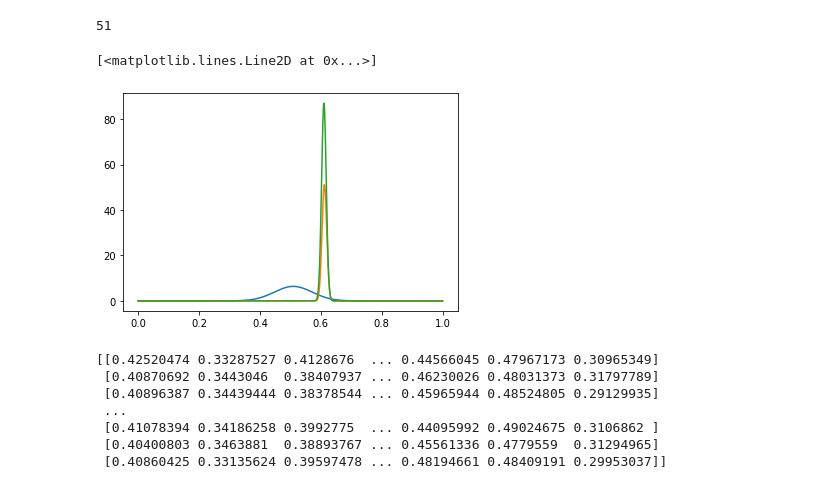
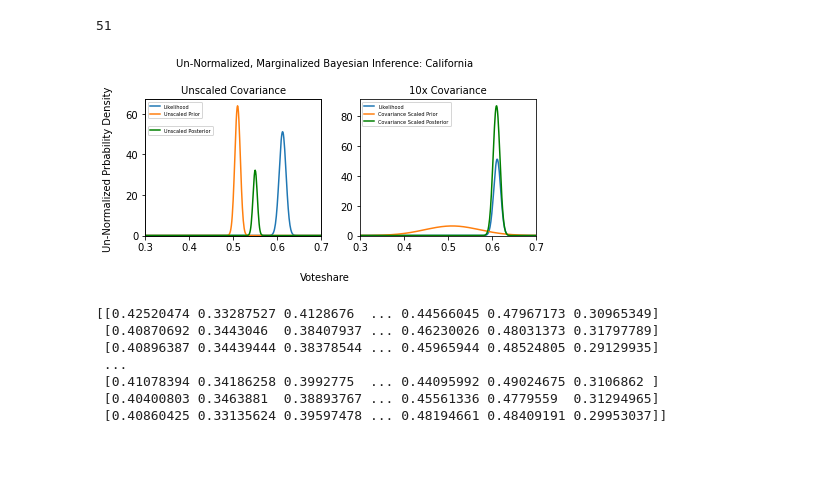
Before and after one commit to jmanlarkin/Phys321_FinalProject, a Jupyter notebook: Modeling.ipynb, the cells around one changed output. Cells and saved outputs as stored; diff of their text form; code cells hidden in the pictures; blank space fills up the shorter version.

```diff
--- a/Modeling.ipynb
+++ b/Modeling.ipynb
@@ -156,17 +165,53 @@ print(len(polls_trump_cov))
 # %% [output]
 51
 # %%
+#Marginalized, un-normalized Gaussian likelihood, prior, and posterior distributions for Biden in California
+
 state = 'California'
 index = polls_biden['state'] == str(state)
 array = polls_biden[index]
 mean = np.mean(array['approval'])
 stdv = np.std(array['approval'])
 
 x = np.linspace(0, 1, 1000)
 factor = 10
-plt.plot(x, norm.pdf(x, mean_dem[4], np.diag(cov_dem)[4] * factor))
-plt.plot(x, norm.pdf(x, mean * 0.01, stdv * 0.01))
-plt.plot(x, norm.pdf(x, mean_dem[4], np.diag(cov_dem)[4] * factor) * norm.pdf(x, mean * 0.01, stdv * 0.01))
+like_calif_biden = norm.pdf(x, mean * 0.01, stdv * 0.01)
+pri_calif_biden = norm.pdf(x, mean_dem[4], np.diag(cov_dem)[4])
+pri_calif_biden_wide = norm.pdf(x, mean_dem[4], np.diag(cov_dem)[4] * factor)
+post_calif_biden = like_calif_biden * pri_calif_biden
+post_calif_biden_wide = like_calif_biden * pri_calif_biden_wide
+
+fig, ax = plt.subplots(nrows=1, ncols=2, figsize=(6.4, 4.8 / 1.5))
+
+ax2 = ax[0].twinx()
+
+ax[0].plot(x, like_calif_biden, label='Likelihood')
+ax[0].plot(x, pri_calif_biden, label='Unscaled Prior')
+ax2.plot(x, post_calif_biden, label='Unscaled Posterior', color='g')
+ax2.set_ylim(0, 10 * 10**-20)
+ax2.tick_params(axis='y', labelcolor='g')
+ax2.yaxis.set_major_formatter(mtick.FormatStrFormatter('%.2e'))
+ax2.set_yticks(ticks = np.linspace(0, 10*10**-20, 0), fontsize=2)
+
+ax[1].plot(x, like_calif_biden, label='Likelihood')
+ax[1].plot(x, pri_calif_biden_wide, label='Covariance Scaled Prior')
+ax[1].plot(x, post_calif_biden_wide, label='Covariance Scaled Posterior', color='g')
+ax[1].set_ylim(0)
+ax[0].set_ylim(0)
+
+ax[0].set_xlim(0.3, 0.7)
+ax[1].set_xlim(0.3, 0.7)
+ax[0].set_title('Unscaled Covariance', fontsize=10)
+ax[1].set_title('10x Covariance', fontsize=10)
+ax[0].legend(loc='upper left', prop={'size': 5})
+ax[1].legend(loc='upper left', prop={'size': 5})
+ax2.legend(loc=(0.015, 0.74), prop={'size': 5})
+
+fig.suptitle('Un-Normalized, Marginalized Bayesian Inference: California', fontsize=10)
+fig.supxlabel('Voteshare', fontsize = 10)
+fig.supylabel('Un-Normalized Prbability Density', fontsize = 10)
+fig.tight_layout()
+fig.savefig('Plots/marginalized_inference.png')
+plt.show()
 # %% [output]
-[<matplotlib.lines.Line2D at 0x...>]
-[figure, old version]
+[figure, new version]
```
Also changed, not shown: parts of 16 cells of this notebook.
